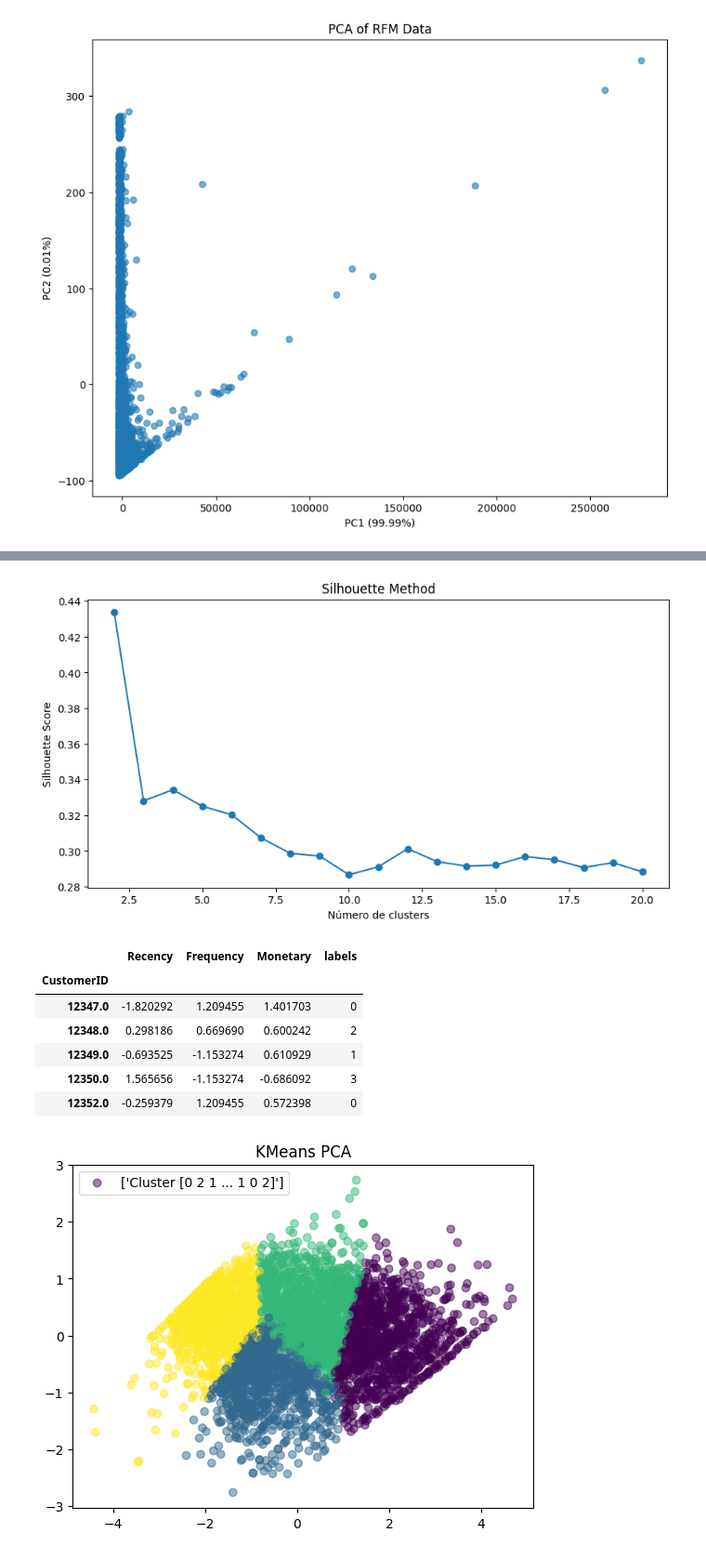
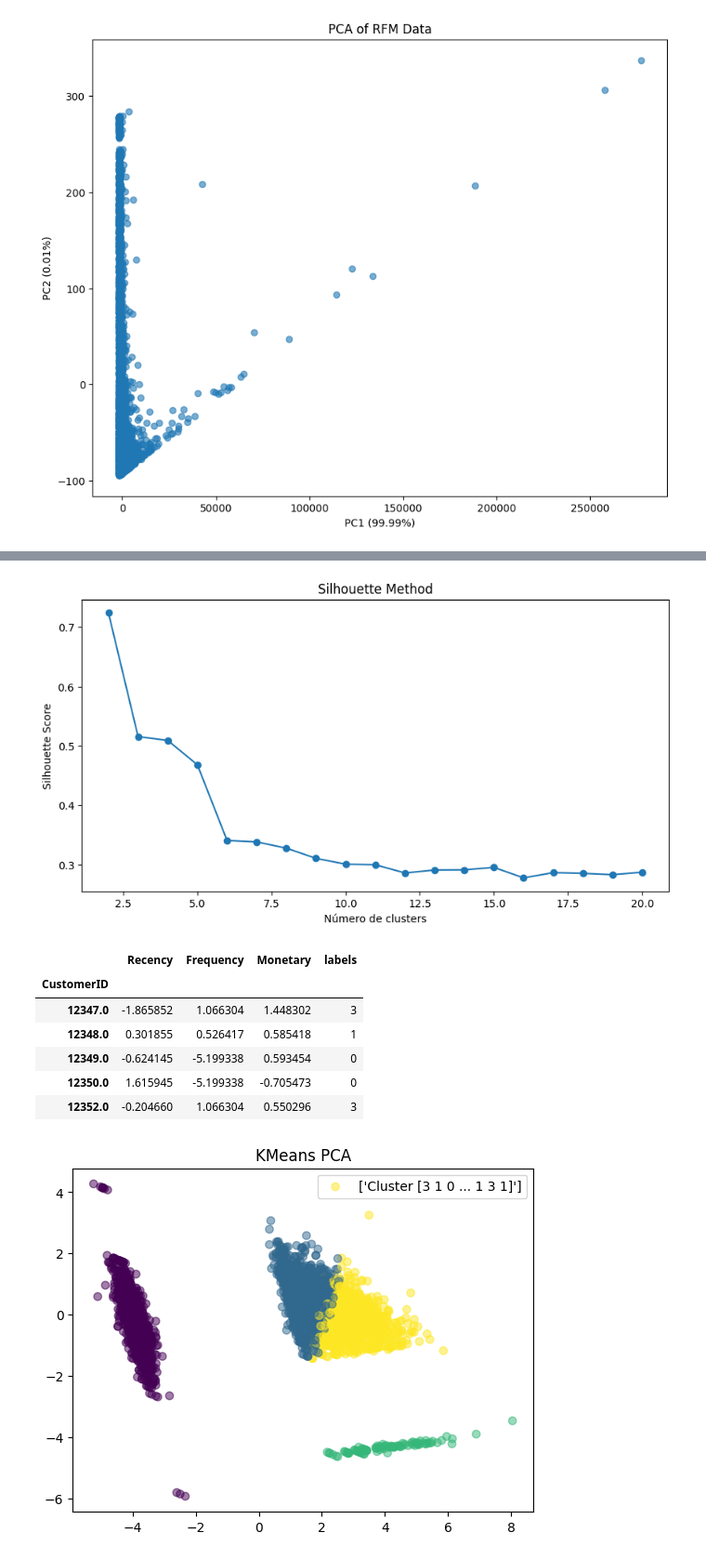
Before and after one commit to PulidoLuciano/RetailClustering, a Jupyter notebook: RetailClustering/notebooks/tests.ipynb, the cells around one changed output, grey strips where cells are left out. Shown at 93% size. Drawn from its saved outputs; the diff is of its cells as text; code cells hidden in the pictures.

Commit message:
Change scaler and add categories to test notebook

```diff
--- a/RetailClustering/notebooks/tests.ipynb
+++ b/RetailClustering/notebooks/tests.ipynb
@@ -1078,0 +1207,28 @@ Passing `palette` without assigning `hue` is deprecated and will be removed in v
+# %%
+retail_df['Month'] = retail_df['InvoiceDate'].dt.month
+
+winsorized_df = rfm_df.copy()
+#winsorized_df = winsorize_by_percentile(winsorized_df, lower_percentile=10, upper_percentile=90)
+
+from sklearn.preprocessing import QuantileTransformer
+scaler = QuantileTransformer(output_distribution='normal')
+#winsorized_df['avg_prod_per_invoice'] = (
+#    retail_df.groupby(['CustomerID', 'InvoiceNo'])
+#    .size()
+#    .reset_index(name='LineasDeVenta')
+#).groupby('CustomerID')['LineasDeVenta'].mean()
+#winsorized_df['avg_total_price'] = rfm_df['Monetary'] / rfm_df['Frequency']
+#winsorized_df.drop(columns=['Monetary'], inplace=True)
+print(winsorized_df.head())
+winsorized_df[winsorized_df.columns] = scaler.fit_transform(winsorized_df[winsorized_df.columns])
+print(winsorized_df.head())
+
+pca = PCA(n_components=2)
+pca_data = pca.fit_transform(winsorized_df)
+explained_variance = pca.explained_variance_ratio_
+plt.figure(figsize=(10, 8))
+plt.scatter(pca_data[:, 0], pca_data[:, 1], alpha=0.6)
+plt.xlabel(f'PC1 ({explained_variance[0]:.2%})')
+plt.ylabel(f'PC2 ({explained_variance[1]:.2%})')
+plt.title('PCA of RFM Data')
+plt.show()
@@ -1134,7 +1312,7 @@ inertia_values = []
 # Probar diferentes números de clusters
 for n_clusters in range(min_clusters, max_clusters + 1):
     kmeans = KMeans(n_clusters=n_clusters)
-    kmeans.fit(scaled_df)
+    kmeans.fit(winsorized_df)
     inertia_values.append(kmeans.inertia_)
 
 # Graficar el elbow method
@@ -1155,8 +1333,8 @@ silhouette_scores = []
 
 for n_clusters in range(min_clusters, max_clusters + 1):
     kmeans = KMeans(n_clusters=n_clusters)
-    kmeans.fit(scaled_df)
-    silhouette_scores.append(silhouette_score(scaled_df, kmeans.labels_))
+    kmeans.fit(winsorized_df)
+    silhouette_scores.append(silhouette_score(winsorized_df, kmeans.labels_))
 
 plt.figure(figsize=(10, 5))
 plt.plot(range(min_clusters, max_clusters + 1), silhouette_scores, marker='o')
@@ -1165,34 +1343,29 @@ plt.ylabel('Silhouette Score')
 plt.title('Silhouette Method')
 plt.show()
 # %% [output]
-[figure, old version]
+[figure, new version]
 # %%
-from sklearn.cluster import DBSCAN
-from sklearn.preprocessing import StandardScaler
 from sklearn.cluster import KMeans
 
-dbscan = DBSCAN(eps=0.5, min_samples=5)
-labels = dbscan.fit_predict(scaled_df)
-
 kmeans = KMeans(n_clusters=4)
-kmeans_labels = kmeans.fit_predict(scaled_df)
+kmeans_labels = kmeans.fit_predict(winsorized_df)
 
 pca = PCA(n_components=2)
-pca_data = pca.fit_transform(scaled_df)
+pca_data = pca.fit_transform(winsorized_df)
 
 plt.scatter(pca_data[:,0], pca_data[:,1], c=kmeans_labels, alpha=0.5, label=[f'Cluster {kmeans_labels}'])
 plt.legend()
 plt.title('KMeans PCA')
 
-result_df = scaled_df.copy()
+result_df = winsorized_df.copy()
 result_df['labels'] = kmeans_labels
 result_df.head()
 # %% [output]
 |  | Recency | Frequency | Monetary | labels |
 | CustomerID |  |  |  |  |
-| 12347.0 | -1.820292 | 1.209455 | 1.401703 | 0 |
-| 12348.0 | 0.298186 | 0.669690 | 0.600242 | 2 |
-| 12349.0 | -0.693525 | -1.153274 | 0.610929 | 1 |
-| 12350.0 | 1.565656 | -1.153274 | -0.686092 | 3 |
-| 12352.0 | -0.259379 | 1.209455 | 0.572398 | 0 |
+| 12347.0 | -1.865852 | 1.066304 | 1.448302 | 3 |
+| 12348.0 | 0.301855 | 0.526417 | 0.585418 | 1 |
+| 12349.0 | -0.624145 | -5.199338 | 0.593454 | 0 |
+| 12350.0 | 1.615945 | -5.199338 | -0.705473 | 0 |
+| 12352.0 | -0.204660 | 1.066304 | 0.550296 | 3 |
-[figure, old version]
+[figure, new version]
```
Also changed, not shown: parts of 19 cells of this notebook, 5 other files.
